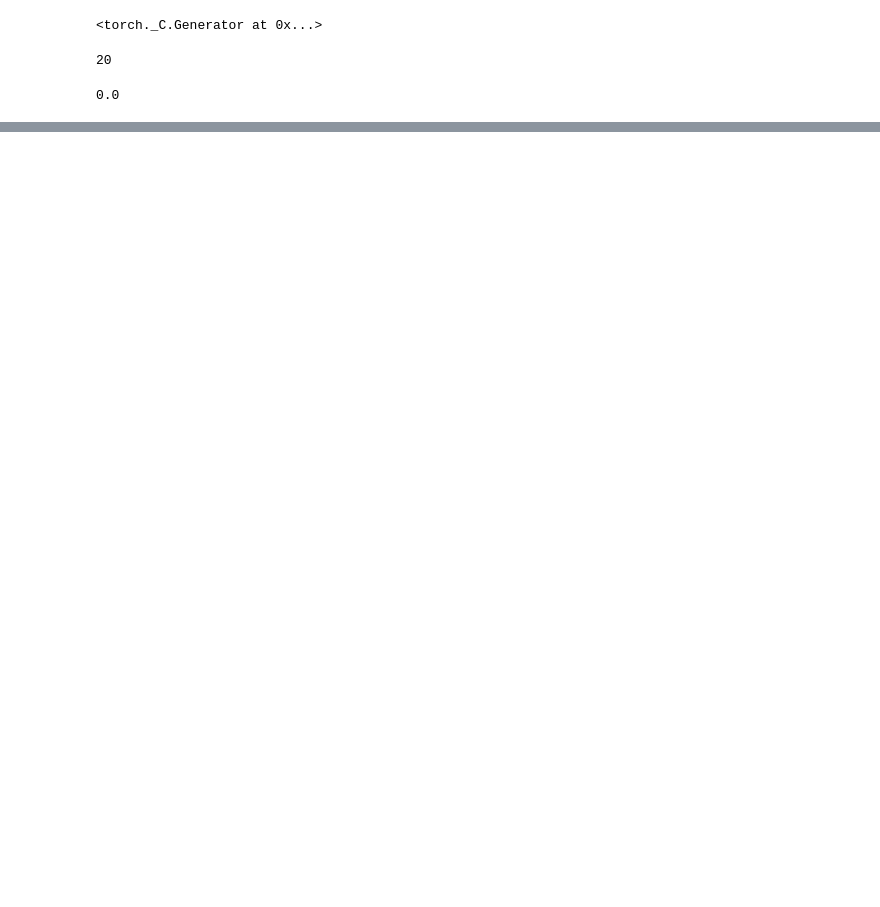
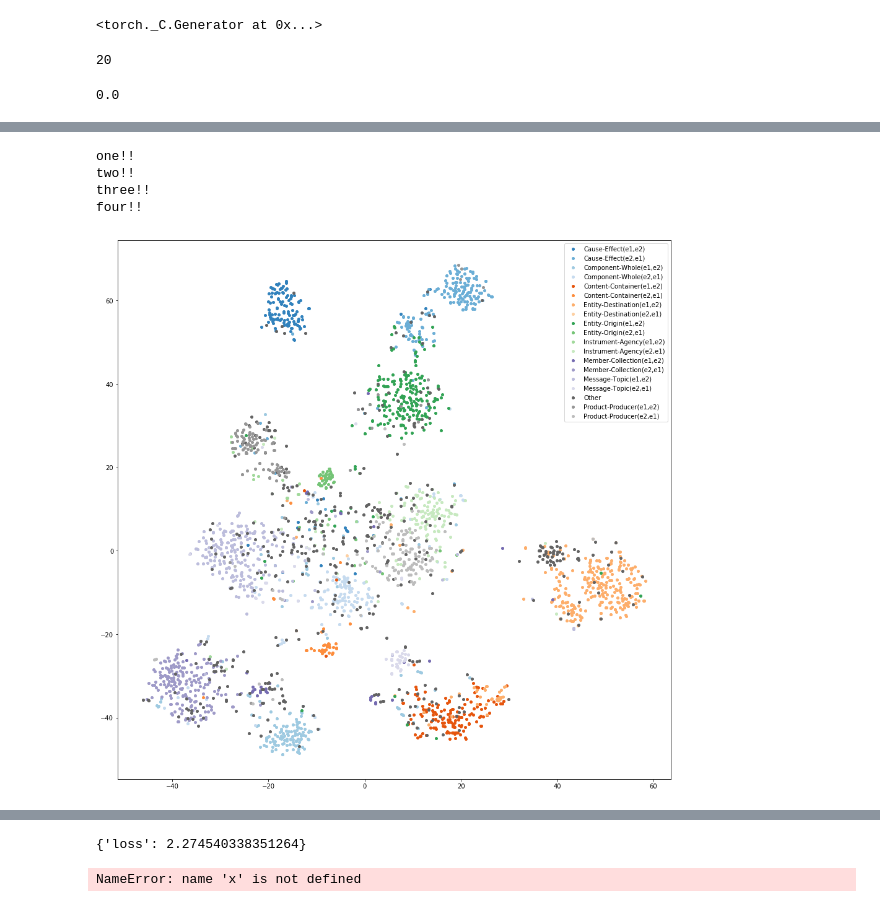
Before and after one commit to soon91jae/pytorch_relation_extraction, a Jupyter notebook: Baseline_Model.ipynb, the cells around one changed output, grey strips where cells are left out. Cells and saved outputs as stored; diff of their text form; code cells hidden in the pictures; blank space fills up the shorter version.

```diff
--- a/Baseline_Model.ipynb
+++ b/Baseline_Model.ipynb
@@ -424,2 +432,8 @@ relation_extr.evaluatation(test_input, test_output, header = 'Test')
 # %%
-relation_extr.evaluatation(test_input, test_output, header = 'Test', analyze  = True, visualize = True)
+relation_extr.evaluatation(test_input, test_output, header = 'Test', analyze  = False, visualize_hiddens = True, TSNE_model_training = False)
+# %% [output]
+one!!
+two!!
+three!!
+four!!
+[figure, added]
@@ -425,0 +442,15 @@ relation_extr.evaluatation(test_input, test_output, header = 'Test', analyze  =
+{'loss': 2.274540338351264}
+# %%
+df = pd.DataFrame(dict(x=x, y=y, label=l))
+groups = df.groupby('label')
+fig, ax = plt.subplots(figsize=(16, 16))
+#plt.figure(figsize=(16, 16))
+colormap = plt.cm.tab20c.colors
+i = 0
+for name, group in groups:
+    ax.plot(group.x, group.y, marker='o', linestyle='', color = colormap[i], ms=12, label=name, markersize = 4)
+    i += 1
+ax.legend()
+plt.show()
+# %% [output]
+NameError: name 'x' is not defined
```
Also changed, not shown: parts of 7 cells of this notebook, 2 other files.
